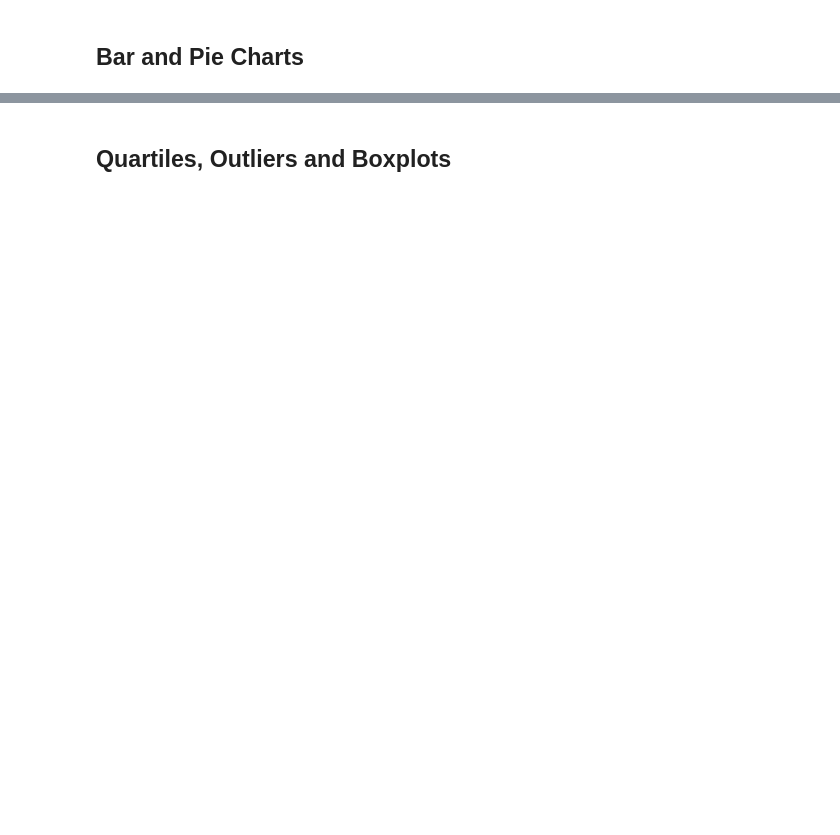
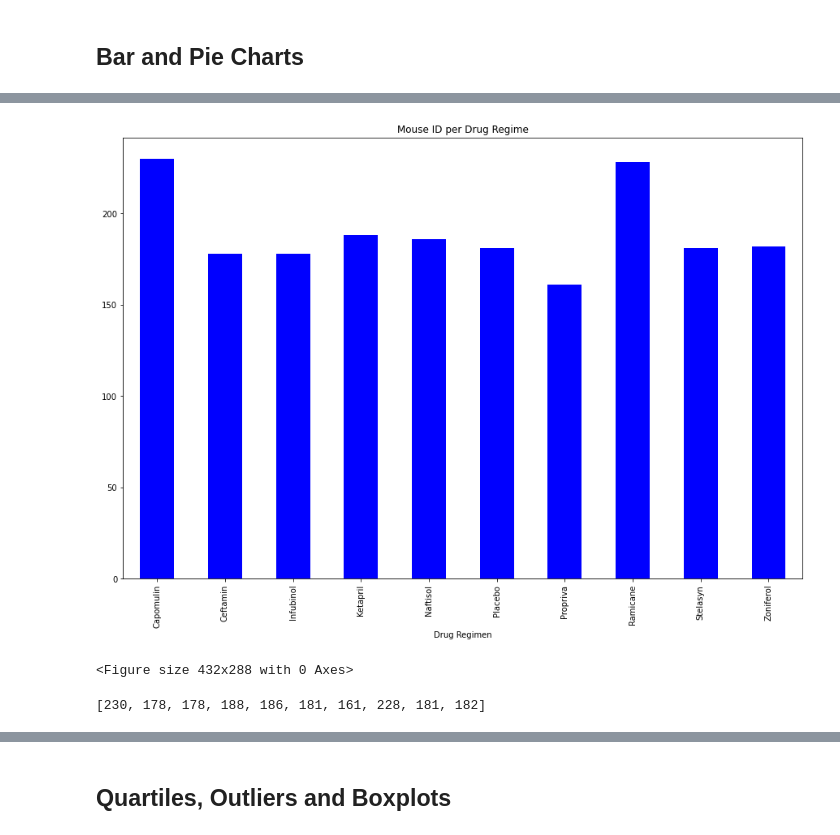
Before and after one commit to leniartemily/Pymaceuticals_Matplotlib, a Jupyter notebook: pymaceuticals_starter.ipynb, the cells around one changed output, grey strips where cells are left out. Saved outputs shown, nothing was run; the diff lists cells and outputs as text; code cells hidden in the pictures; blank space fills up the shorter version.

```diff
--- a/pymaceuticals_starter.ipynb
+++ b/pymaceuticals_starter.ipynb
@@ -74,0 +72,18 @@ len(clean_count_mouse["Mouse ID"].unique())
+# %%
+# Generate a summary statistics table of mean, median, variance,
+# standard deviation, and SEM of the tumor volume for each regimen.
+measurement_count = combined_data_df.groupby('Drug Regimen').count()["Mouse ID"]
+mean = combined_data_df.groupby('Drug Regimen')['Tumor Volume (mm3)'].mean()
+median = combined_data_df.groupby('Drug Regimen')['Tumor Volume (mm3)'].median()
+variance = combined_data_df.groupby('Drug Regimen')['Tumor Volume (mm3)'].var()
+sem = combined_data_df.groupby('Drug Regimen')['Tumor Volume (mm3)'].sem()
+standard_dv = combined_data_df.groupby('Drug Regimen')['Tumor Volume (mm3)'].std()
+
+summary_df = pd.DataFrame({"Mouse ID": measurement_count,
+                            "Mean Tumor Volume": mean,
+                           "Median Tumor Volume": median,
+                           "Tumor Volume Variance": variance,
+                          "Tumor Volume Std. Dev.": standard_dv,
+                          "Tumor Volume SEM": sem})
+summary_df
+summary_df.head()
@@ -85,0 +116,12 @@ len(clean_count_mouse["Mouse ID"].unique())
+# %%
+#barplot
+datapoints = summary_df[["Mouse ID"]]
+datapoints
+
+datapoints.plot(kind="bar", figsize=(15,10), color = "b", legend=False)
+plt.title('Mouse ID per Drug Regime')
+plt.show()
+plt.tight_layout()
+# %% [output]
+[figure, added]
+<Figure size 432x288 with 0 Axes>
@@ -85,0 +130,7 @@ len(clean_count_mouse["Mouse ID"].unique())
+# %%
+drug_regimen = ["Capomulin", "Ceftamin","Infubinol", "Ketapril", "Naftisol", "Placebo", "Propriva", "Ramicane", "Stelasyn", "Zoniferol"]
+drug_regimen
+mouse_count = [230, 178, 178, 188, 186, 181, 161, 228, 181, 182]
+mouse_count
+# %% [output]
+[230, 178, 178, 188, 186, 181, 161, 228, 181, 182]
```
Also changed, not shown: parts of 28 cells of this notebook.
